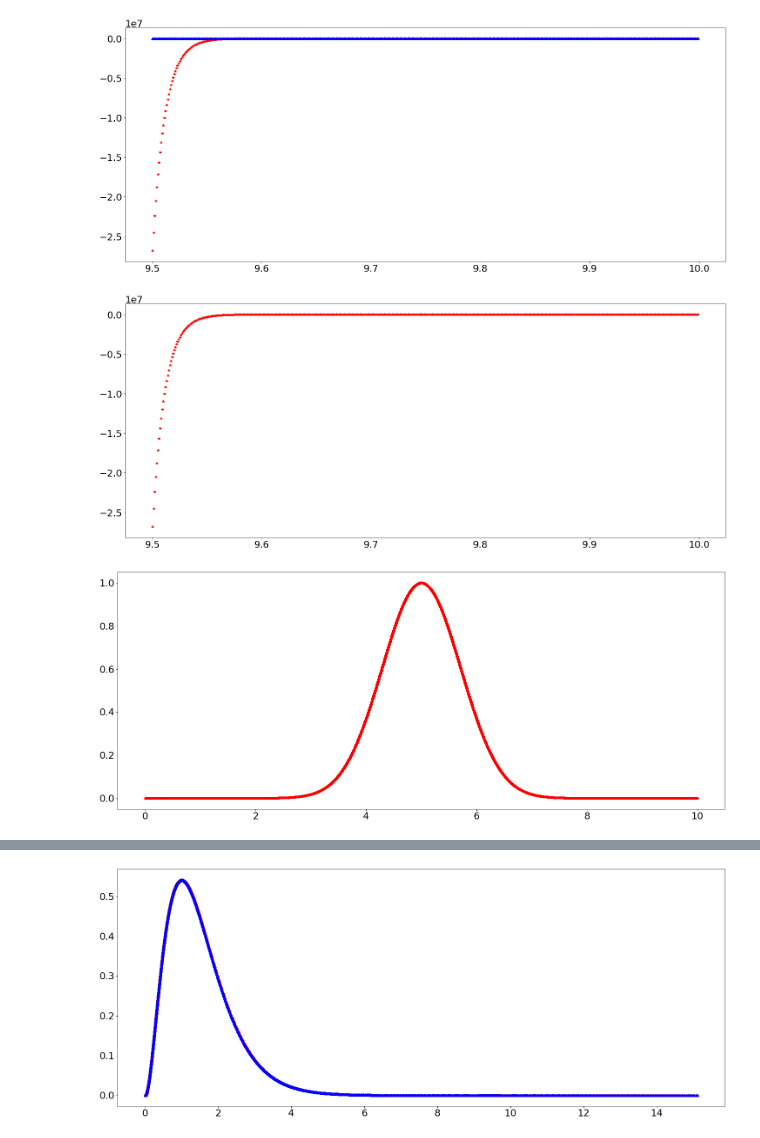
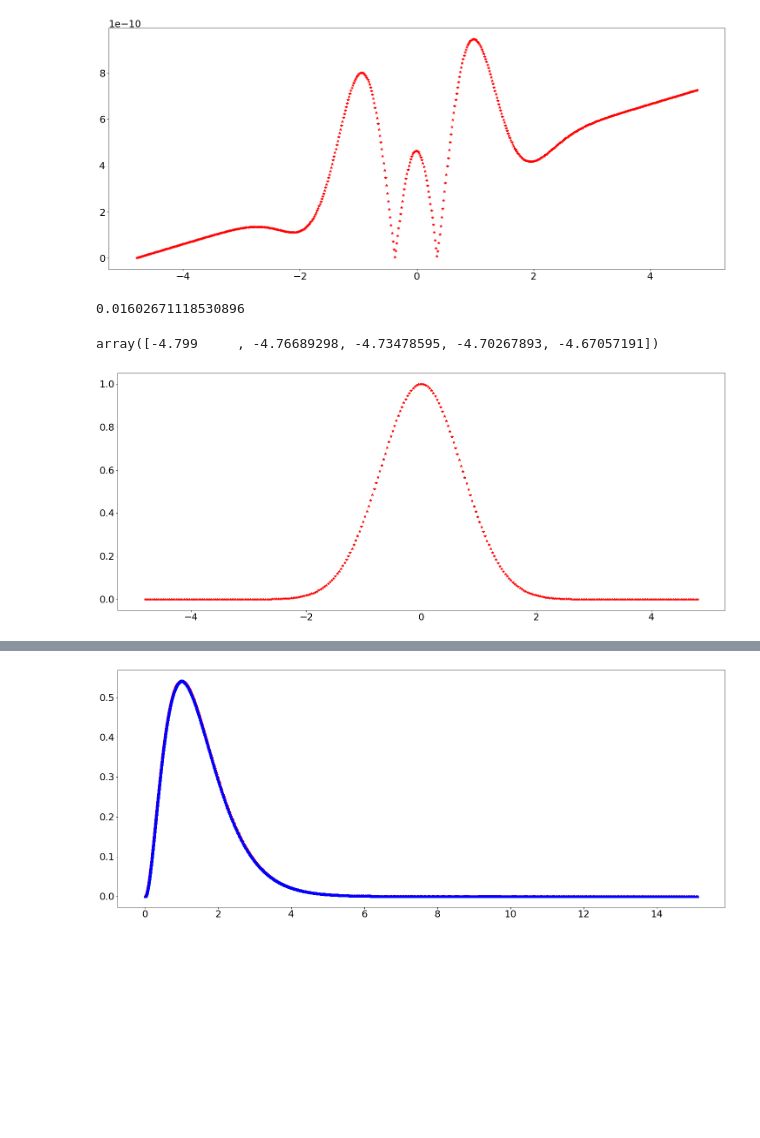
Before and after one commit to zeledon14/numerical_orbitals, a Jupyter notebook: testing.ipynb, the cells around one changed output, grey strips where cells are left out. Saved outputs shown, nothing was run; the diff lists cells and outputs as text; code cells hidden in the pictures; blank space fills up the shorter version.

```diff
--- a/testing.ipynb
+++ b/testing.ipynb
@@ -74 +12,12 @@ y= y_func(np.array(exp_grid))
+# %%
+from Differential_Problem_Testing import DP_testing
+
+from Integrators import RK4
+
+from Integrators import predictor_corrector_RK4_Adams_Moulton4 as PC
+
+grid= np.linspace(-4.8, 4.8, num=600) + 0.001
+
+
+u_og=np.exp(-1.0*grid**2.0)
 # %%
@@ -80,0 +28,13 @@ L=500
+# %%
+h_arra= grid[1:] - grid[:-1]
+
+y1=u_og[0]
+y2=((u_og[1]-u_og[0])/h_arra[0])
+
+y_arra=[[y1],[y2]]
+DP= DP_testing(grid, y_arra)
+y_rk= RK4(DP)
+
+y_arra=[[y1],[y2]]
+DP= DP_testing(grid, y_arra)
+y_pc= PC(DP)
@@ -80,0 +46,3 @@ L=500
+# %%
+diff_rk=np.abs(u_og-y_rk[0])
+diff_pc=np.abs(u_og-y_pc[0])
@@ -81,5 +54,13 @@ L=500
 # %%
-plt.plot(exp_grid[:L],u_func[:L],'r*', exp_grid[:L],y[:L],'b^')
+plt.plot(grid,diff_rk,'r*')
 plt.show()
 # %% [output]
-[figure, old version]
+[figure, new version]
+# %%
+DP.h[0]
+# %% [output]
+0.01602671118530896
+# %%
+grid[:5]
+# %% [output]
+array([-4.799     , -4.76689298, -4.73478595, -4.70267893, -4.67057191])
@@ -86,10 +75,5 @@ plt.show()
 # %%
-plt.plot(exp_grid[:L],u_func[:L],'r*')
+plt.plot(grid,u_og,'r*')
 plt.show()
 # %% [output]
-[figure, old version]
+[figure, new version]
-# %%
-plt.plot(exp_grid,y,'r*')
-plt.show()
-# %% [output]
-[figure, removed]
```
Also changed, not shown: parts of 28 cells of this notebook, 8 other files.
